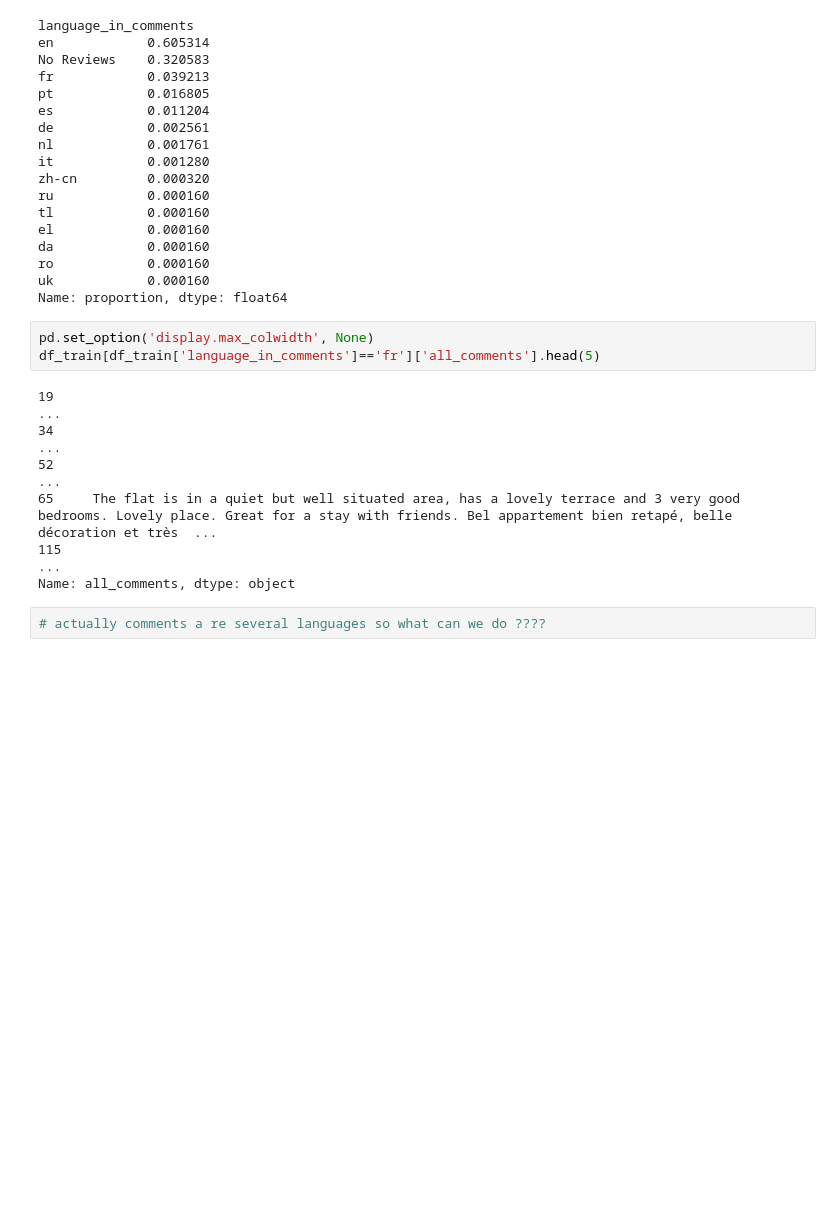
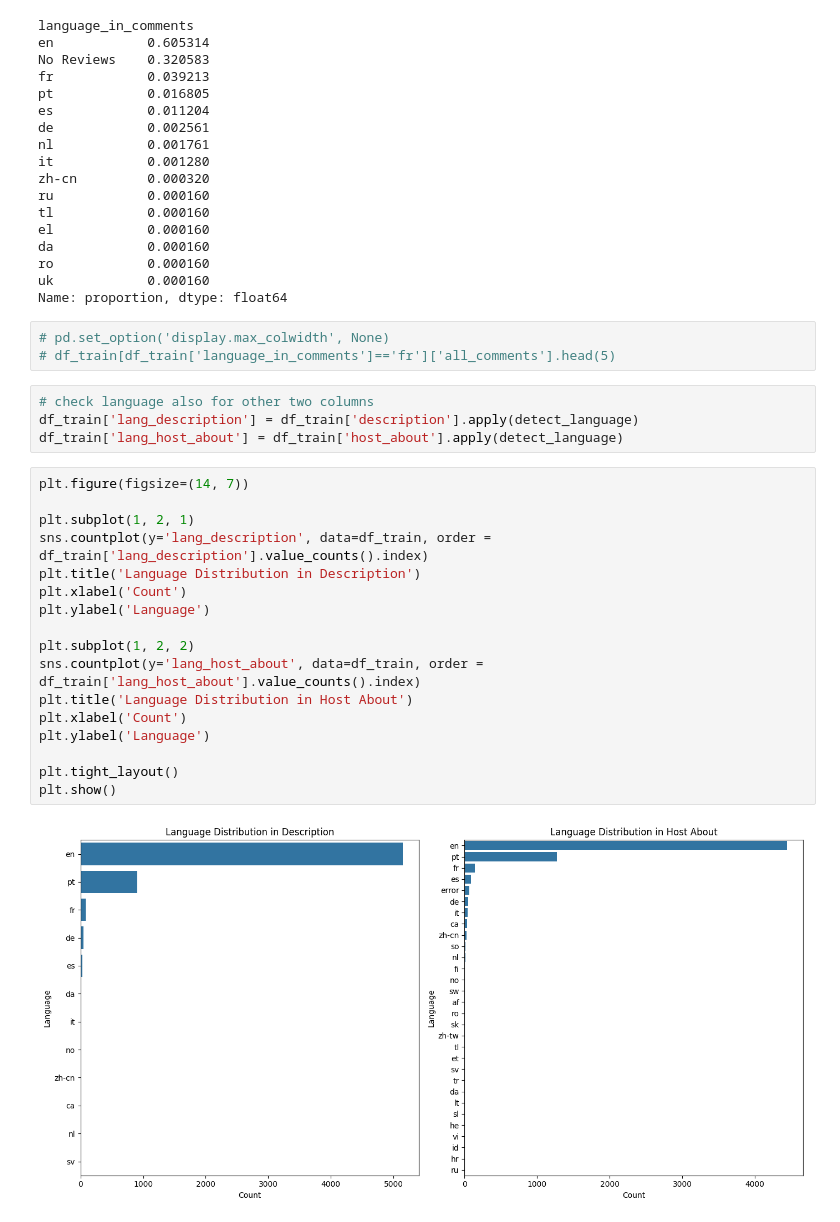
Before and after one commit to ontenkutsenko/NLP_Airbnb_Delisting_Prediction, a Jupyter notebook: Baseline.ipynb, the cells around one changed output. Cells and saved outputs as stored; diff of their text form; blank space fills up the shorter version.

Commit message:
added ideas how to proceed wit different languages

```diff
--- a/Baseline.ipynb
+++ b/Baseline.ipynb
@@ -182,14 +182,28 @@ ro            0.000160
 uk            0.000160
 Name: proportion, dtype: float64
 # %%
-pd.set_option('display.max_colwidth', None)
-df_train[df_train['language_in_comments']=='fr']['all_comments'].head(5)
+# pd.set_option('display.max_colwidth', None)
+# df_train[df_train['language_in_comments']=='fr']['all_comments'].head(5)
-# %% [output]
-19                                                                                                                                                                                                       ...
-34                                                                                                                                                                                                       ...
-52                                                                                                                                                                                                       ...
-65     The flat is in a quiet but well situated area, has a lovely terrace and 3 very good bedrooms. Lovely place. Great for a stay with friends. Bel appartement bien retapé, belle décoration et très  ...
-115                                                                                                                                                                                                      ...
-Name: all_comments, dtype: object
-# %%
-# actually comments a re several languages so what can we do ????
+# %%
+# check language also for other two columns
+df_train['lang_description'] = df_train['description'].apply(detect_language)
+df_train['lang_host_about'] = df_train['host_about'].apply(detect_language)
+# %%
+plt.figure(figsize=(14, 7))
+
+plt.subplot(1, 2, 1)
+sns.countplot(y='lang_description', data=df_train, order = df_train['lang_description'].value_counts().index)
+plt.title('Language Distribution in Description')
+plt.xlabel('Count')
+plt.ylabel('Language')
+
+plt.subplot(1, 2, 2)
+sns.countplot(y='lang_host_about', data=df_train, order = df_train['lang_host_about'].value_counts().index)
+plt.title('Language Distribution in Host About')
+plt.xlabel('Count')
+plt.ylabel('Language')
+
+plt.tight_layout()
+plt.show()
+# %% [output]
+[figure, added]
```
Also changed, not shown: parts of 3 cells of this notebook.
